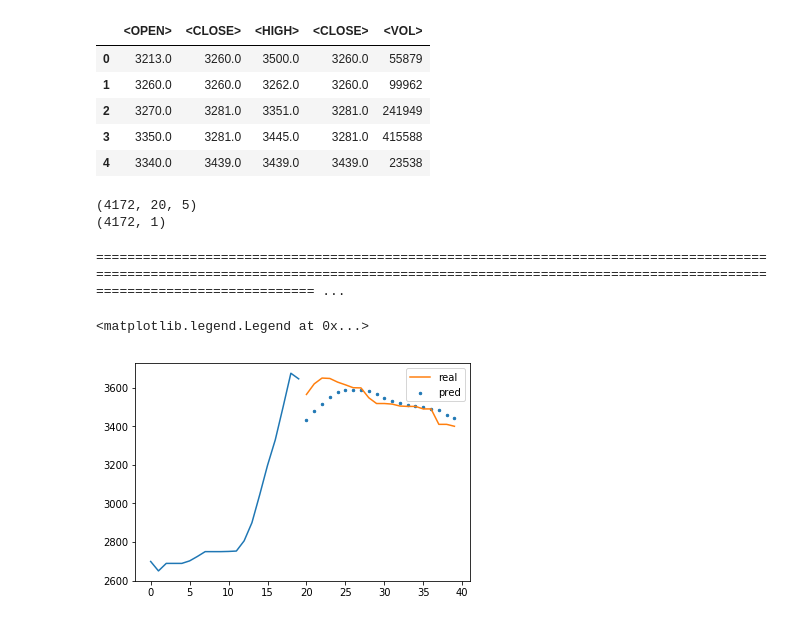
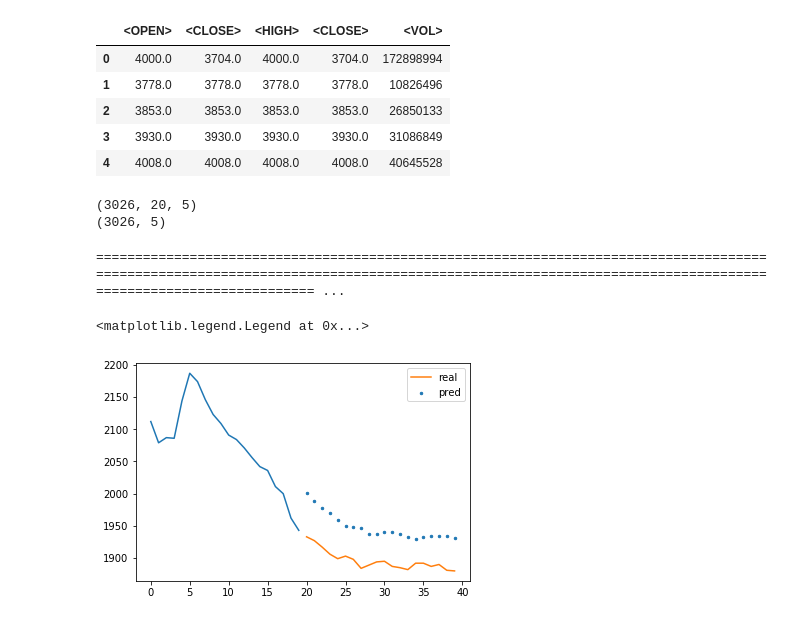
Before and after one commit to srmt44/stock-market, a Jupyter notebook: single_symbol_5_features.ipynb, the cells around one changed output. Cells and saved outputs as stored; diff of their text form; code cells hidden in the pictures.

```diff
--- a/single_symbol_5_features.ipynb
+++ b/single_symbol_5_features.ipynb
@@ -28,7 +28,7 @@ for filename in glob.glob('data/*.csv'):
 # print(data_csv[0][0])
 # data_csv[0][1].head()
 # %%
-data_frame = 5
+data_frame = 2
 features = data_csv[data_frame][1][['<OPEN>', '<CLOSE>', '<HIGH>', '<CLOSE>', '<VOL>']]
 # features.index = data_csv[data_frame][1]['<DTYYYYMMDD>']
 features.head()
@@ -36,16 +36,16 @@ features.head()
 # features.plot(subplots=True)
 # %% [output]
 |  | <OPEN> | <CLOSE> | <HIGH> | <CLOSE> | <VOL> |
-| 0 | 3213.0 | 3260.0 | 3500.0 | 3260.0 | 55879 |
-| 1 | 3260.0 | 3260.0 | 3262.0 | 3260.0 | 99962 |
-| 2 | 3270.0 | 3281.0 | 3351.0 | 3281.0 | 241949 |
-| 3 | 3350.0 | 3281.0 | 3445.0 | 3281.0 | 415588 |
-| 4 | 3340.0 | 3439.0 | 3439.0 | 3439.0 | 23538 |
+| 0 | 4000.0 | 3704.0 | 4000.0 | 3704.0 | 172898994 |
+| 1 | 3778.0 | 3778.0 | 3778.0 | 3778.0 | 10826496 |
+| 2 | 3853.0 | 3853.0 | 3853.0 | 3853.0 | 26850133 |
+| 3 | 3930.0 | 3930.0 | 3930.0 | 3930.0 | 31086849 |
+| 4 | 4008.0 | 4008.0 | 4008.0 | 4008.0 | 40645528 |
 # %%
 def trun_to_windows(input,kernel):
     """
     Suppose that input is (T, F): T is the number of time steps and F is the number of features
-    Then this function creates a list of data, label pairs in which data is (N, K, F) and label is (N, 1)
+    Then this function creates a list of data, label pairs in which data is (N, K, F) and label is (N, F)
     N is the number of data, label pairs
 
     Inputs:
@@ -54,14 +54,14 @@ def trun_to_windows(input,kernel):
 
     Outputs:
     - data: (N, K, F)
-    - labels: (N, 1)
+    - labels: (N, F)
     """
     data = []
     labels = []
     for i in range(0,len(input)-kernel):
         data.append(input[i:i+kernel])
-        labels.append(input[i+kernel][3])
-    return np.array(data),np.array(labels).reshape((len(labels),1))
+        labels.append(input[i+kernel])
+    return np.array(data),np.array(labels)
 # %%
 data,labels = trun_to_windows(features.values,20)
 data_std = np.std(data, axis=0)
@@ -72,6 +72,9 @@ labels_mean = np.mean(labels, axis=0)
 # labels_back = copy.deepcopy(labels)
 print(data.shape)
 print(labels.shape)
+# normalize
+data = (data - data_mean) / data_std
+labels = (labels - labels_mean) / labels_std
 # %% [output]
-(4172, 20, 5)
-(4172, 1)
+(3026, 20, 5)
+(3026, 5)
@@ -84,12 +83,13 @@ labels = (labels - labels_mean) / labels_std
 In this section we define some hyperparameters
 and later use it in tensorboard.
 """
-HP_LSTM_OUT = hp.HParam('lstm_out', hp.Discrete([30, 20, 10]))
+HP_LSTM1_OUT = hp.HParam('lstm1_out', hp.Discrete([100, 50]))
+HP_LSTM2_OUT = hp.HParam('lstm2_out', hp.Discrete([20, 10]))
 METRIC = 'loss'
 
 with tf.summary.create_file_writer('logs/hparam_tuning').as_default():
     hp.hparams_config(
-        hparams=[HP_LSTM_OUT],
+        hparams=[HP_LSTM1_OUT, HP_LSTM2_OUT],
         metrics=[hp.Metric(METRIC, display_name='Loss')],
     )
 # %%
@@ -100,14 +100,14 @@ def train_eval_model(hparams):
     """
 
     model = keras.Sequential([
-        # keras.layers.LSTM(20, activation='relu', input_shape=data[0].shape, return_sequences=True),
-        keras.layers.LSTM(hparams[HP_LSTM_OUT], activation='relu'),
-        keras.layers.Dense(1)
+        keras.layers.LSTM(hparams[HP_LSTM1_OUT], activation='relu', input_shape=data[0].shape, return_sequences=True),
+        keras.layers.LSTM(hparams[HP_LSTM2_OUT], activation='relu'),
+        keras.layers.Dense(labels.shape[1])
     ])
     model.compile(optimizer='adam', loss='mae')
-    model.fit(data,labels,epochs=10,batch_size=32)
+    model.fit(data,labels,epochs=20,batch_size=32)
     loss = model.evaluate(data, labels)
-    return loss
+    return loss, model
 
 def run(run_dir, hparams):
     """
@@ -116,7 +116,7 @@ def run(run_dir, hparams):
     """
     with tf.summary.create_file_writer(run_dir).as_default():
         hp.hparams(hparams)                                         # record the values used in this trial
-        loss = train_eval_model(hparams)
+        loss, _ = train_eval_model(hparams)
         tf.summary.scalar('loss', loss, step=1)
 # %%
 """
@@ -142,22 +144,26 @@ After testing hyperparameters now its time to
 train the model with the best set of hyperparameters.
 """
 hparams = {
-    HP_LSTM_OUT: 20
+    HP_LSTM1_OUT: 50,
+    HP_LSTM2_OUT: 10
 }
-loss = train_eval_model(hparams)
+loss, model = train_eval_model(hparams)
 print('best model has loss:', loss)
 # %%
+"""
+In this section we visualize the results for a random test case.
+"""
 pred = []
-i = 263
+i = 1900
 pred = model.predict(data[i:i+20].reshape(-1, 20, 5))
 un_data = data * data_std + data_mean
 un_labels = labels * labels_std + labels_mean
 un_pred = pred * labels_std + labels_mean
 
 plt.plot(range(20), list(un_data[i, :, 3]))
 plt.scatter(range(20,40), list(un_pred[:, 0]), s=6, label='pred')
 plt.plot(range(20,40), list(un_data[20+i, :, 3]), label='real')
 plt.legend()
 # %% [output]
 <matplotlib.legend.Legend at 0x...>
-[figure, old version]
+[figure, new version]
```
Also changed, not shown: parts of 3 cells of this notebook.
